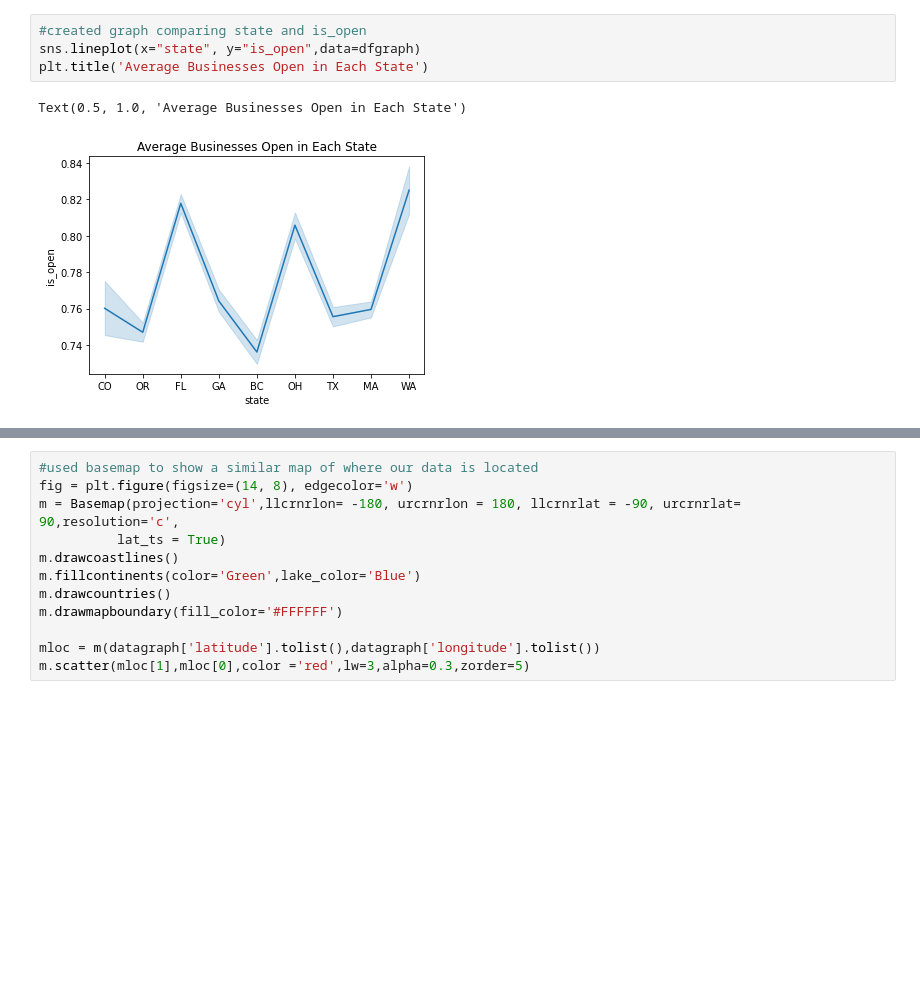
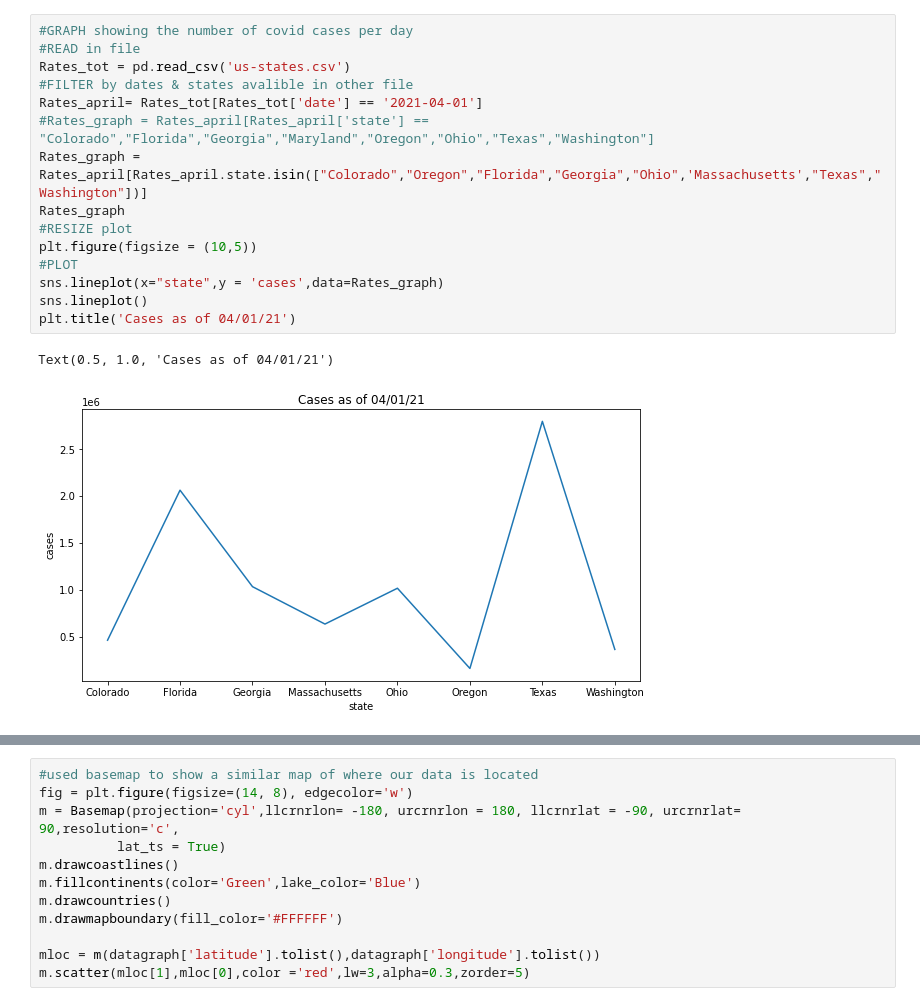
Before and after one commit to nikitparakh/CMSE_202_Final_Project, a Jupyter notebook: FinalProject.ipynb, the cells around one changed output, grey strips where cells are left out. Drawn from its saved outputs; the diff is of its cells as text; blank space fills up the shorter version.

```diff
--- a/FinalProject.ipynb
+++ b/FinalProject.ipynb
@@ -55,7 +84,18 @@ Text(0.5, 1.0, 'Stars Compared to Average number of Businesses Open')
-# %%
-#created graph comparing state and is_open
-sns.lineplot(x="state", y="is_open",data=dfgraph)
-plt.title('Average Businesses Open in Each State')
-# %% [output]
-Text(0.5, 1.0, 'Average Businesses Open in Each State')
-[figure, removed]
+# %%
+#GRAPH showing the number of covid cases per day
+#READ in file
+Rates_tot = pd.read_csv('us-states.csv')
+#FILTER by dates & states avalible in other file
+Rates_april= Rates_tot[Rates_tot['date'] == '2021-04-01']
+#Rates_graph = Rates_april[Rates_april['state'] == "Colorado","Florida","Georgia","Maryland","Oregon","Ohio","Texas","Washington"]
+Rates_graph = Rates_april[Rates_april.state.isin(["Colorado","Oregon","Florida","Georgia","Ohio",'Massachusetts',"Texas","Washington"])]
+Rates_graph
+#RESIZE plot
+plt.figure(figsize = (10,5))
+#PLOT
+sns.lineplot(x="state",y = 'cases',data=Rates_graph)
+sns.lineplot()
+plt.title('Cases as of 04/01/21')
+# %% [output]
+Text(0.5, 1.0, 'Cases as of 04/01/21')
+[figure, added]
```
Also changed, not shown: parts of 41 cells of this notebook.
